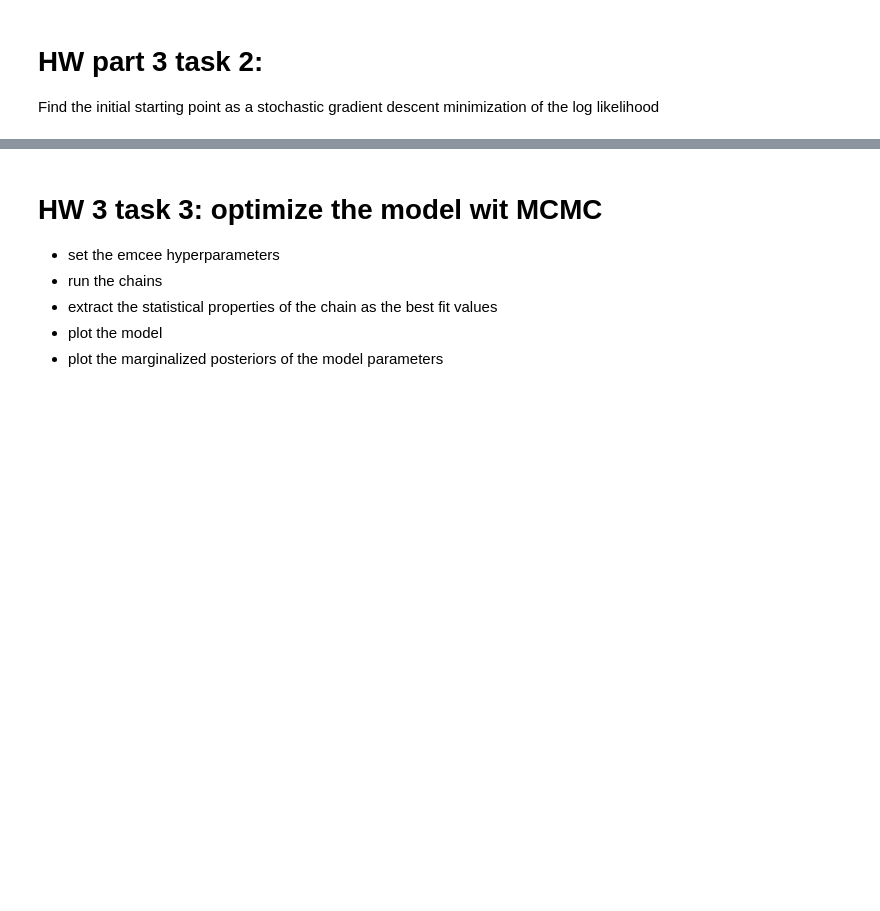
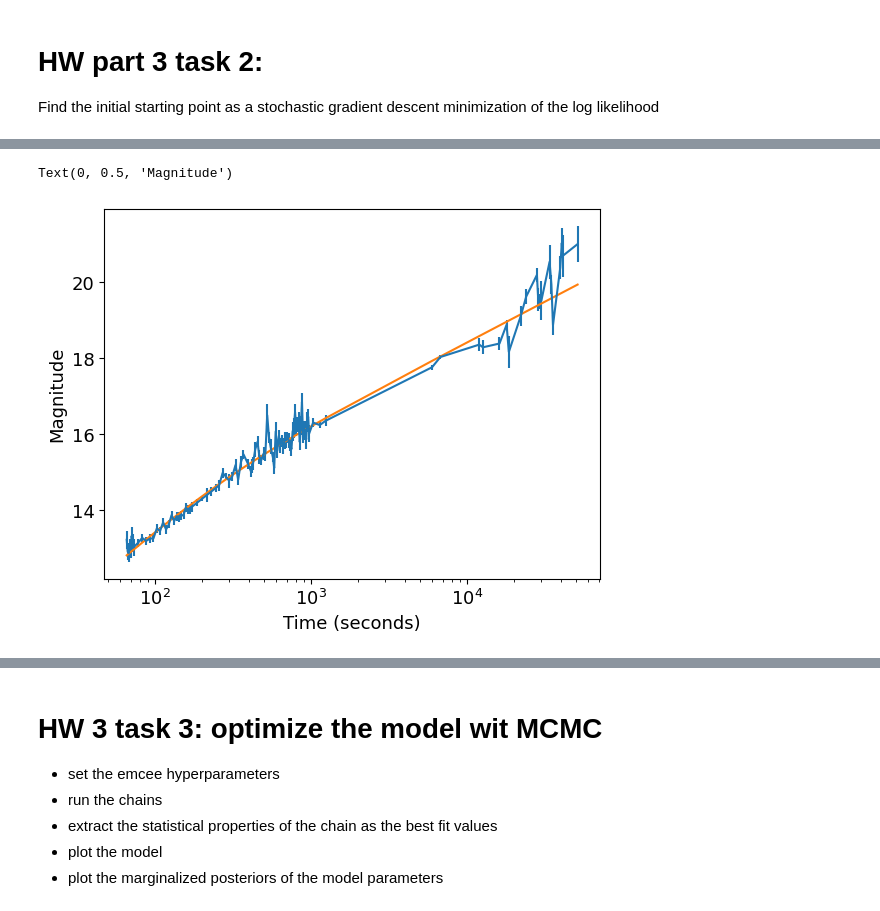
Before and after one commit to elhamkashi/DSPS_EKashi, a Jupyter notebook: HW6/Second_Half_fitlinetogrbafterglow_mcmc_instructions_dsps25.ipynb, the cells around one changed output, grey strips where cells are left out. Saved outputs shown, nothing was run; the diff lists cells and outputs as text; code cells hidden in the pictures; blank space fills up the shorter version.

```diff
--- a/HW6/Second_Half_fitlinetogrbafterglow_mcmc_instructions_dsps25.ipynb
+++ b/HW6/Second_Half_fitlinetogrbafterglow_mcmc_instructions_dsps25.ipynb
@@ -670,5 +681,29 @@ def bpl (theta, x):
     Return:
       model predictions for each x (array like)
     """
+    a1, a2, b, Tb = theta
+    ratio = x / Tb
+    #bpl_model = b - np.log10((x / Tb)**(-a1) + (x / Tb)**(-a2))
+    term1 = ratio**(-a1)
+    term2 = ratio**(-a2)
 
-    ...
+    #option2
+    # Add a small epsilon to x and b to avoid division by zero or log of zero
+    #epsilon = 1e-10
+    #return b - np.log10(((x + epsilon) / (Tb + epsilon))**(-a1) + ((x + epsilon) / (Tb + epsilon))**(-a2))
+
+    #Option1
+    bpl_model = b - np.log10(term1 + term2)
+    return bpl_model
+
+    #no difference for these two options
+# %%
+def bpl_chi2(theta, x, y, s):
+    bpl_model = bpl(theta, x) # Calculate the model prediction
+    return np.sum((bpl_model - y)**2 / s**2)
+
+
+# t= grbAGnouplim.time.values: defined sooner
+x=t
+y = grbAGnouplim.mag.values
+s = grbAGnouplim.magerr.values
@@ -674,0 +717,5 @@ def bpl (theta, x):
+# %%
+#log likelihood for bpl
+def log_likelihood_bpl(theta, x, y, s):
+   bpl_model = bpl(theta, x) # Calculate the model prediction
+   return -np.sum(((y - bpl_model)**2) / s**2)
@@ -693,0 +758,10 @@ soln
+# %%
+ig = [.8, 4, 10, 1000]
+
+# Define the negative log likelihood function to minimize
+def neg_log_likelihood_bpl(theta, x, y, s):
+    return -log_likelihood_bpl(theta, x, y, s)
+
+# Use minimize to find the parameters that minimize the negative log likelihood
+soln = minimize(neg_log_likelihood_bpl, ig, args=(x, y, s))
+soln
@@ -694,7 +782,12 @@ soln
 # %%
 ig = soln.x # the initial guess for the MCMC
 
 # plot the model as it looks with the initial guess values
 pl.errorbar(x, y, yerr=s)
-pl.plot(x, bpl(ig, x_nolog))
+pl.plot(x, bpl(ig, x))
 pl.xscale("log")
+pl.xlabel('Time (seconds)')
+pl.ylabel('Magnitude')
+# %% [output]
+Text(0, 0.5, 'Magnitude')
+[figure, added]
```
Also changed, not shown: parts of 27 cells of this notebook.
